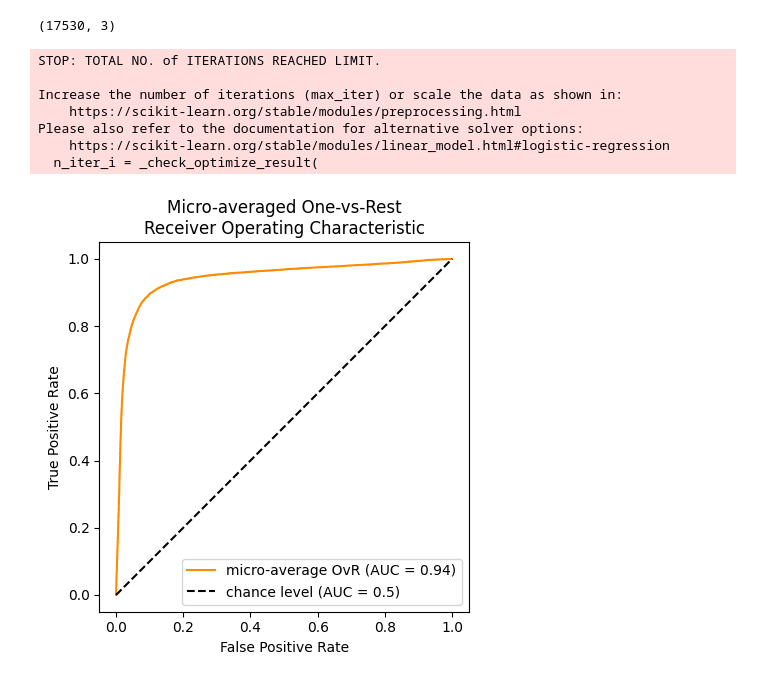
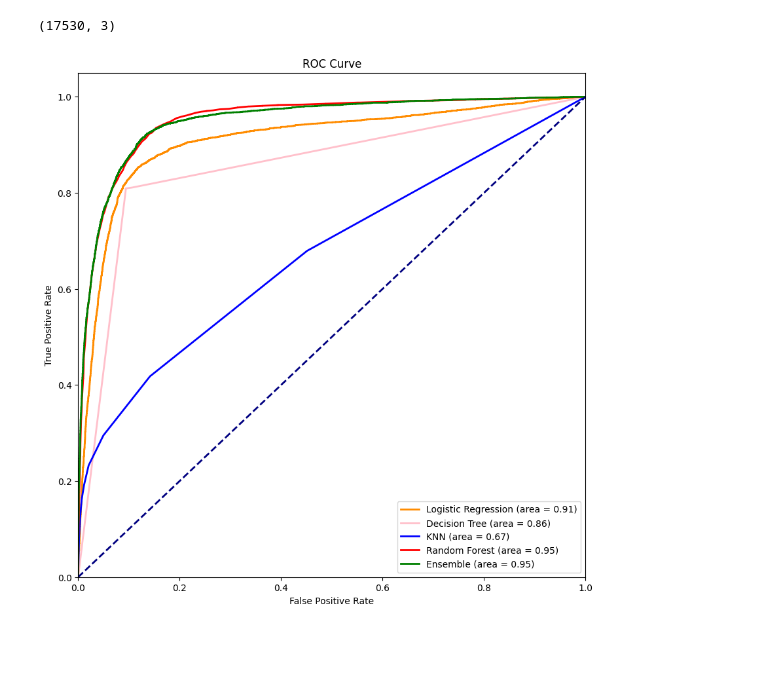
Before and after one commit to paferuto/ABSA-on-IoT-comments, a Jupyter notebook: sachdep/Model.ipynb, the cells around one changed output. Drawn from its saved outputs; the diff is of its cells as text; code cells hidden in the pictures; blank space fills up the shorter version.

```diff
--- a/sachdep/Model.ipynb
+++ b/sachdep/Model.ipynb
@@ -448,33 +578,3 @@ y_onehot_test = label_binarizer.transform(y_test)
 y_onehot_test.shape  # (n_samples, n_classes)
 # %% [output]
 (17530, 3)
-# %%
-from sklearn.linear_model import LogisticRegression
-
-classifier = LogisticRegression()
-y_score = classifier.fit(X_train_tfidf, y_train).predict_proba(X_test_tfidf)
-# %% [output]
-STOP: TOTAL NO. of ITERATIONS REACHED LIMIT.
-
-Increase the number of iterations (max_iter) or scale the data as shown in:
-    https://scikit-learn.org/stable/modules/preprocessing.html
-Please also refer to the documentation for alternative solver options:
-    https://scikit-learn.org/stable/modules/linear_model.html#logistic-regression
-  n_iter_i = _check_optimize_result(
-# %%
-from sklearn.metrics import RocCurveDisplay
-RocCurveDisplay.from_predictions(
-    y_onehot_test.ravel(),
-    y_score.ravel(),
-    name="micro-average OvR",
-    color="darkorange",
-)
-plt.plot([0, 1], [0, 1], "k--", label="chance level (AUC = 0.5)")
-plt.axis("square")
-plt.xlabel("False Positive Rate")
-plt.ylabel("True Positive Rate")
-plt.title("Micro-averaged One-vs-Rest\nReceiver Operating Characteristic")
-plt.legend()
-plt.show()
-# %% [output]
-[figure, removed]
@@ -480,0 +638,47 @@ plt.show()
+# %%
+# calculate the roc curve
+fpr_log = dict()
+tpr_log = dict()
+roc_auc_log = dict()
+fpr_dec = dict()
+tpr_dec = dict()
+roc_auc_dec = dict()
+fpr_knn = dict()
+tpr_knn = dict()
+roc_auc_knn = dict()
+fpr_random = dict()
+tpr_random = dict()
+roc_auc_random = dict()
+fpr_ensemble = dict()
+tpr_ensemble = dict()
+roc_auc_ensemble = dict()
+
+for i in range(3):
+    fpr_log[i], tpr_log[i], _ = roc_curve(y_onehot_test[:, i], y_score_log[:, i])
+    roc_auc_log[i] = auc(fpr_log[i], tpr_log[i])
+    fpr_dec[i], tpr_dec[i], _ = roc_curve(y_onehot_test[:, i], y_score_dec[:, i])
+    roc_auc_dec[i] = auc(fpr_dec[i], tpr_dec[i])
+    fpr_knn[i], tpr_knn[i], _ = roc_curve(y_onehot_test[:, i], y_score_knn[:, i])
+    roc_auc_knn[i] = auc(fpr_knn[i], tpr_knn[i])
+    fpr_random[i], tpr_random[i], _ = roc_curve(y_onehot_test[:, i], y_score_random[:, i])
+    roc_auc_random[i] = auc(fpr_random[i], tpr_random[i])
+    fpr_ensemble[i], tpr_ensemble[i], _ = roc_curve(y_onehot_test[:, i], y_score_ensemble[:, i])
+    roc_auc_ensemble[i] = auc(fpr_ensemble[i], tpr_ensemble[i])
+# %%
+# plot the roc curve
+plt.figure(figsize=(10, 10))
+plt.plot(fpr_log[0], tpr_log[0], color='darkorange', lw=2, label='Logistic Regression (area = %0.2f)' % roc_auc_log[0])
+plt.plot(fpr_dec[0], tpr_dec[0], color='pink', lw=2, label='Decision Tree (area = %0.2f)' % roc_auc_dec[0])
+plt.plot(fpr_knn[0], tpr_knn[0], color='blue', lw=2, label='KNN (area = %0.2f)' % roc_auc_knn[0])
+plt.plot(fpr_random[0], tpr_random[0], color='red', lw=2, label='Random Forest (area = %0.2f)' % roc_auc_random[0])
+plt.plot(fpr_ensemble[0], tpr_ensemble[0], color='green', lw=2, label='Ensemble (area = %0.2f)' % roc_auc_ensemble[0])
+plt.plot([0, 1], [0, 1], color='navy', lw=2, linestyle='--')
+plt.xlim([0.0, 1.0])
+plt.ylim([0.0, 1.05])
+plt.xlabel('False Positive Rate')
+plt.ylabel('True Positive Rate')
+plt.title('ROC Curve')
+plt.legend(loc="lower right")
+plt.show()
+# %% [output]
+[figure, added]
```
Also changed, not shown: parts of 12 cells of this notebook, 8 other files.
